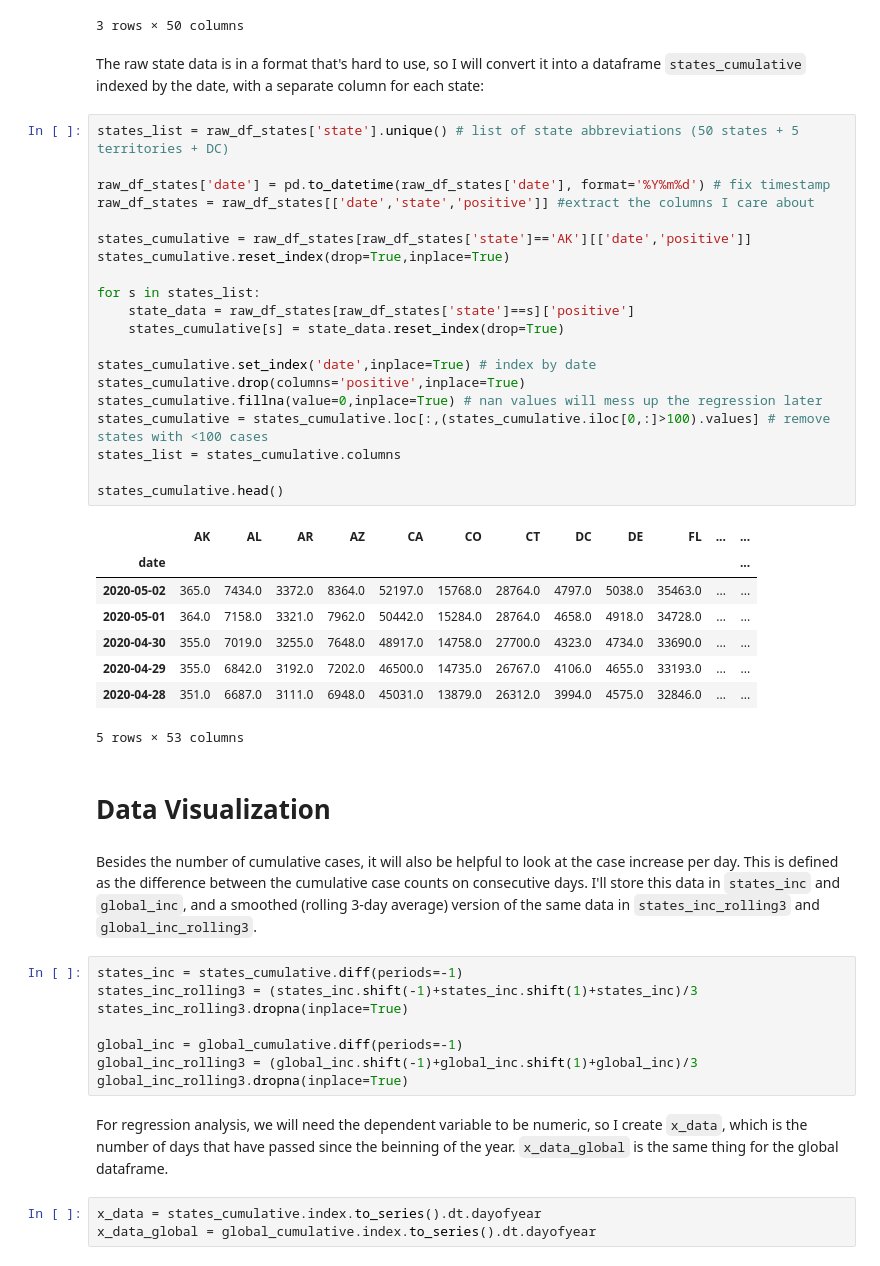
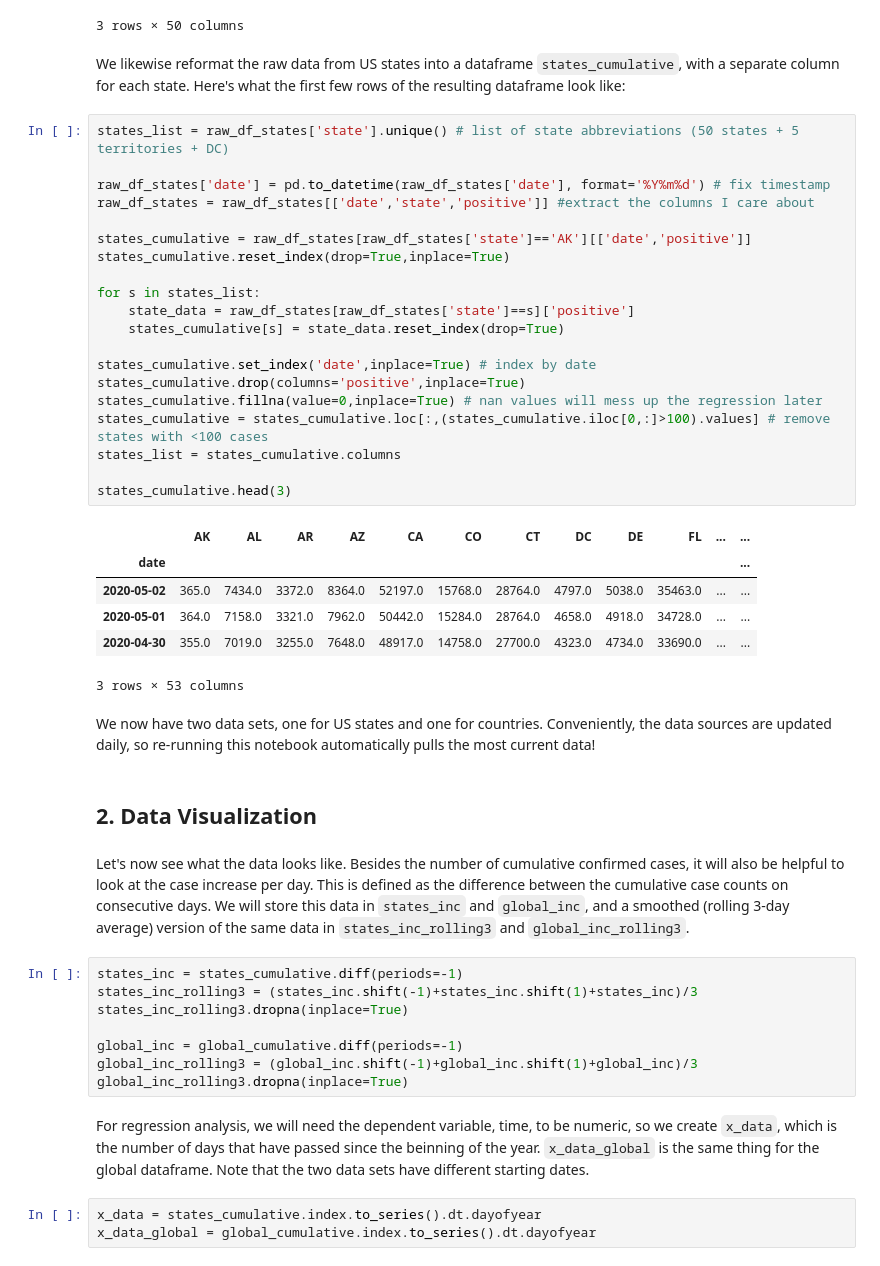
Before and after one commit to antonymous21/Rona, a Jupyter notebook: Rona Time.ipynb, the cells around one changed output. Cells and saved outputs as stored; diff of their text form.

```diff
--- a/Rona Time.ipynb
+++ b/Rona Time.ipynb
@@ -62,41 +73,41 @@ global_cumulative.head(3)
 | 2020-05-01 | 1103461 | 213435 | 207428 | 178685 | 167305 | 164077 | 122392 | 114431 | 92202 | 95646 | ... |
 | 2020-04-30 | 1069424 | 213435 | 205463 | 172481 | 167299 | 163009 | 120204 | 106498 | 87187 | 94640 | ... |
 3 rows × 50 columns
-# %% [markdown]
-The raw state data is in a format that's hard to use, so I will convert it into a dataframe `states_cumulative` indexed by the date, with a separate column for each state:
+# %% [markdown]
+We likewise reformat the raw data from US states into a dataframe `states_cumulative`, with a separate column for each state. Here's what the first few rows of the resulting dataframe look like:
 # %%
 states_list = raw_df_states['state'].unique() # list of state abbreviations (50 states + 5 territories + DC)
 
 raw_df_states['date'] = pd.to_datetime(raw_df_states['date'], format='%Y%m%d') # fix timestamp
 raw_df_states = raw_df_states[['date','state','positive']] #extract the columns I care about
 
 states_cumulative = raw_df_states[raw_df_states['state']=='AK'][['date','positive']]
 states_cumulative.reset_index(drop=True,inplace=True)
 
 for s in states_list:
     state_data = raw_df_states[raw_df_states['state']==s]['positive']
     states_cumulative[s] = state_data.reset_index(drop=True)
 
 states_cumulative.set_index('date',inplace=True) # index by date
 states_cumulative.drop(columns='positive',inplace=True)
 states_cumulative.fillna(value=0,inplace=True) # nan values will mess up the regression later
 states_cumulative = states_cumulative.loc[:,(states_cumulative.iloc[0,:]>100).values] # remove states with <100 cases
 states_list = states_cumulative.columns
 
-states_cumulative.head()
+states_cumulative.head(3)
 # %% [output]
 |  | AK | AL | AR | AZ | CA | CO | CT | DC | DE | FL | ... | ... |
 | date |  |  |  |  |  |  |  |  |  |  |  | ... |
 | 2020-05-02 | 365.0 | 7434.0 | 3372.0 | 8364.0 | 52197.0 | 15768.0 | 28764.0 | 4797.0 | 5038.0 | 35463.0 | ... | ... |
 | 2020-05-01 | 364.0 | 7158.0 | 3321.0 | 7962.0 | 50442.0 | 15284.0 | 28764.0 | 4658.0 | 4918.0 | 34728.0 | ... | ... |
 | 2020-04-30 | 355.0 | 7019.0 | 3255.0 | 7648.0 | 48917.0 | 14758.0 | 27700.0 | 4323.0 | 4734.0 | 33690.0 | ... | ... |
-| 2020-04-29 | 355.0 | 6842.0 | 3192.0 | 7202.0 | 46500.0 | 14735.0 | 26767.0 | 4106.0 | 4655.0 | 33193.0 | ... | ... |
-| 2020-04-28 | 351.0 | 6687.0 | 3111.0 | 6948.0 | 45031.0 | 13879.0 | 26312.0 | 3994.0 | 4575.0 | 32846.0 | ... | ... |
-5 rows × 53 columns
+3 rows × 53 columns
+# %% [markdown]
+We now have two data sets, one for US states and one for countries. Conveniently, the data sources are updated daily, so re-running this notebook automatically pulls the most current data!
 # %% [markdown]
-# Data Visualization
+## 2. Data Visualization
 # %% [markdown]
-Besides the number of cumulative cases, it will also be helpful to look at the case increase per day. This is defined as the difference between the cumulative case counts on consecutive days. I'll store this data in `states_inc` and `global_inc`, and a smoothed (rolling 3-day average) version of the same data in `states_inc_rolling3` and `global_inc_rolling3`.
+Let's now see what the data looks like. Besides the number of cumulative confirmed cases, it will also be helpful to look at the case increase per day. This is defined as the difference between the cumulative case counts on consecutive days. We will store this data in `states_inc` and `global_inc`, and a smoothed (rolling 3-day average) version of the same data in `states_inc_rolling3` and `global_inc_rolling3`.
 # %%
 states_inc = states_cumulative.diff(periods=-1)
 states_inc_rolling3 = (states_inc.shift(-1)+states_inc.shift(1)+states_inc)/3
@@ -106,7 +117,7 @@ global_inc = global_cumulative.diff(periods=-1)
 global_inc_rolling3 = (global_inc.shift(-1)+global_inc.shift(1)+global_inc)/3
 global_inc_rolling3.dropna(inplace=True)
 # %% [markdown]
-For regression analysis, we will need the dependent variable to be numeric, so I create `x_data`, which is the number of days that have passed since the beinning of the year. `x_data_global` is the same thing for the global dataframe.
+For regression analysis, we will need the dependent variable, time, to be numeric, so we create `x_data`, which is the number of days that have passed since the beinning of the year. `x_data_global` is the same thing for the global dataframe. Note that the two data sets have different starting dates.
 # %%
 x_data = states_cumulative.index.to_series().dt.dayofyear
 x_data_global = global_cumulative.index.to_series().dt.dayofyear
```
Also changed, not shown: parts of 49 cells of this notebook.
